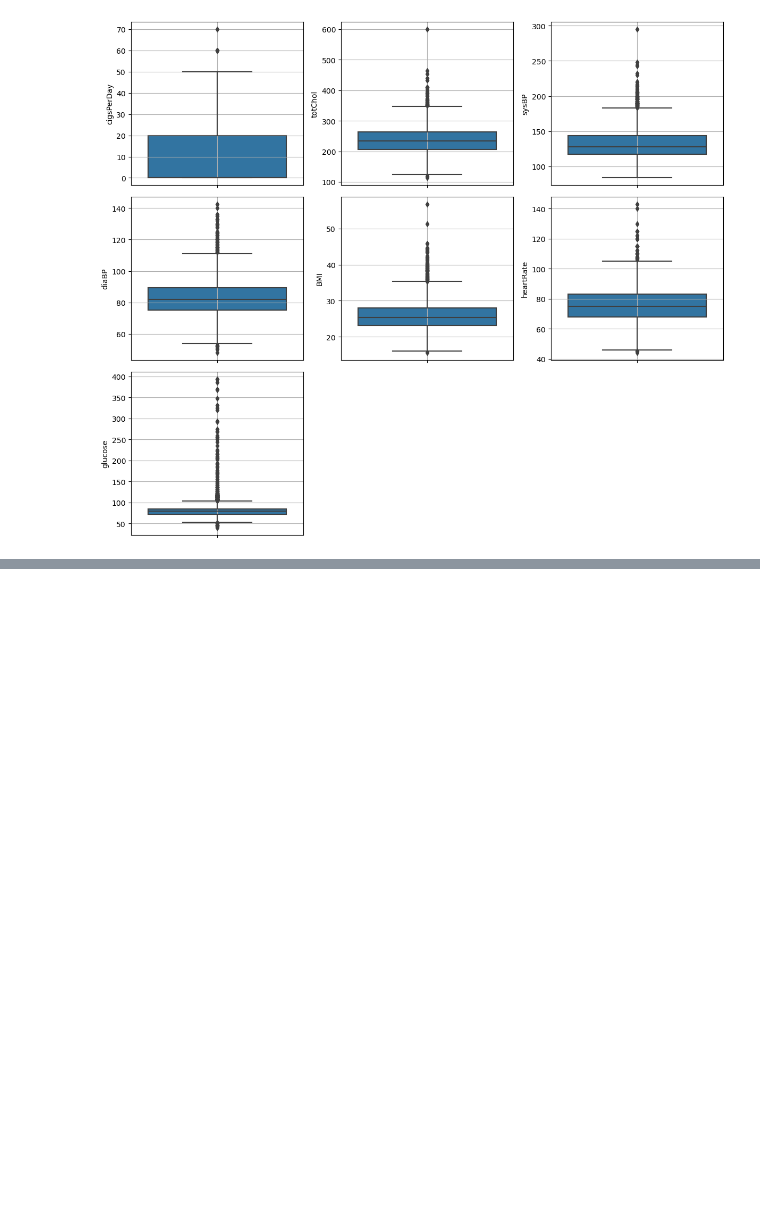
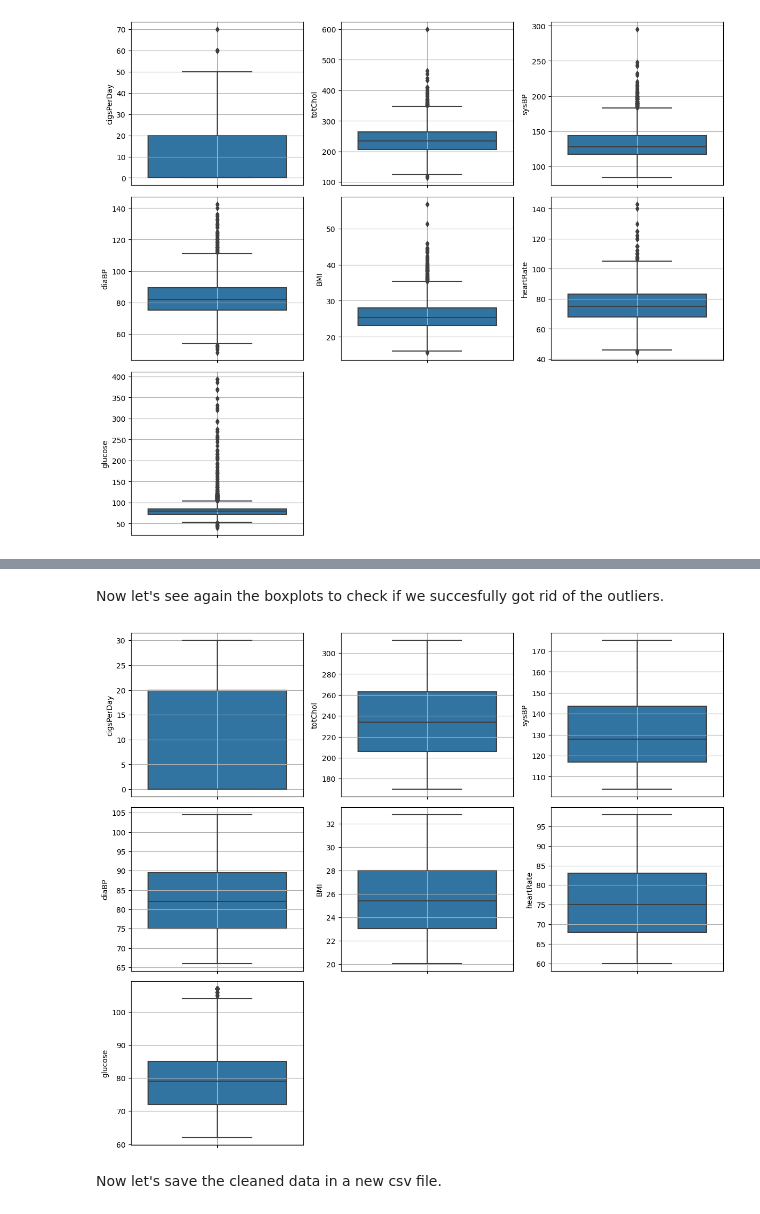
Before and after one commit to Fermazate/Heart-Disease-Prediction, a Jupyter notebook: notebooks/01_data_preparation.ipynb, the cells around one changed output, grey strips where cells are left out. Cells and saved outputs as stored; diff of their text form; code cells hidden in the pictures; blank space fills up the shorter version.

Commit message:
Data cleaned

```diff
--- a/notebooks/01_exploratory_data_analysis.ipynb
+++ b/notebooks/01_data_preparation.ipynb
@@ -160,0 +166,8 @@ plt.tight_layout()
+# %%
+#For future applications could be useful to know the cutpoints for the winsorization, so I will visualize the percentile 5th and 95th.
+for col in nonCat:
+    p95 = np.percentile(nonaknn[col], 95)
+    p05 = np.percentile(nonaknn[col], 5)
+    print(f'''Column: {col}, Max: {nonaknn[col].max()}, Min: {nonaknn[col].min()} \n        95th Percentile: {round(p95)}, 5th Percentile: {round(p05)}''')
+for col in nonCat:
+    nonaknn[col]= winsorize(nonaknn[col], limits=[0.05, 0.05], inplace=True)
@@ -160,0 +189,15 @@ plt.tight_layout()
+# %% [markdown]
+Now let's see again the boxplots to check if we succesfully got rid of the outliers.
+# %%
+it = 1
+plt.figure(figsize=(12,10))
+for i,col in enumerate(nonaknn[nonCat].columns,1):
+    plt.subplot(3,3,it)
+    sns.boxplot(data=nonaknn,y=col)
+    plt.grid()
+    it += 1
+plt.tight_layout()
+# %% [output]
+[figure, added]
+# %% [markdown]
+Now let's save the cleaned data in a new csv file.
```
Also changed, not shown: parts of 4 cells of this notebook, 5 other files.
